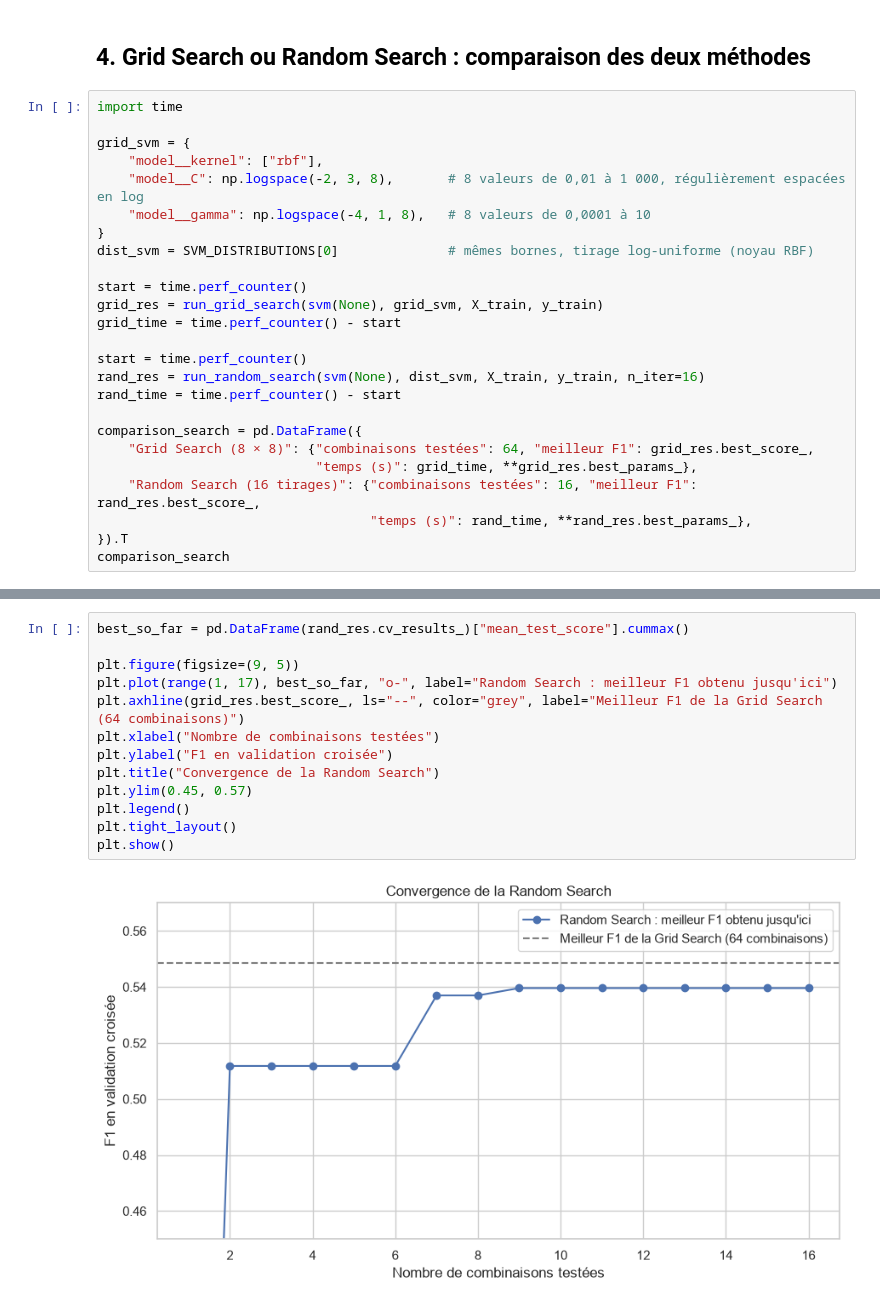
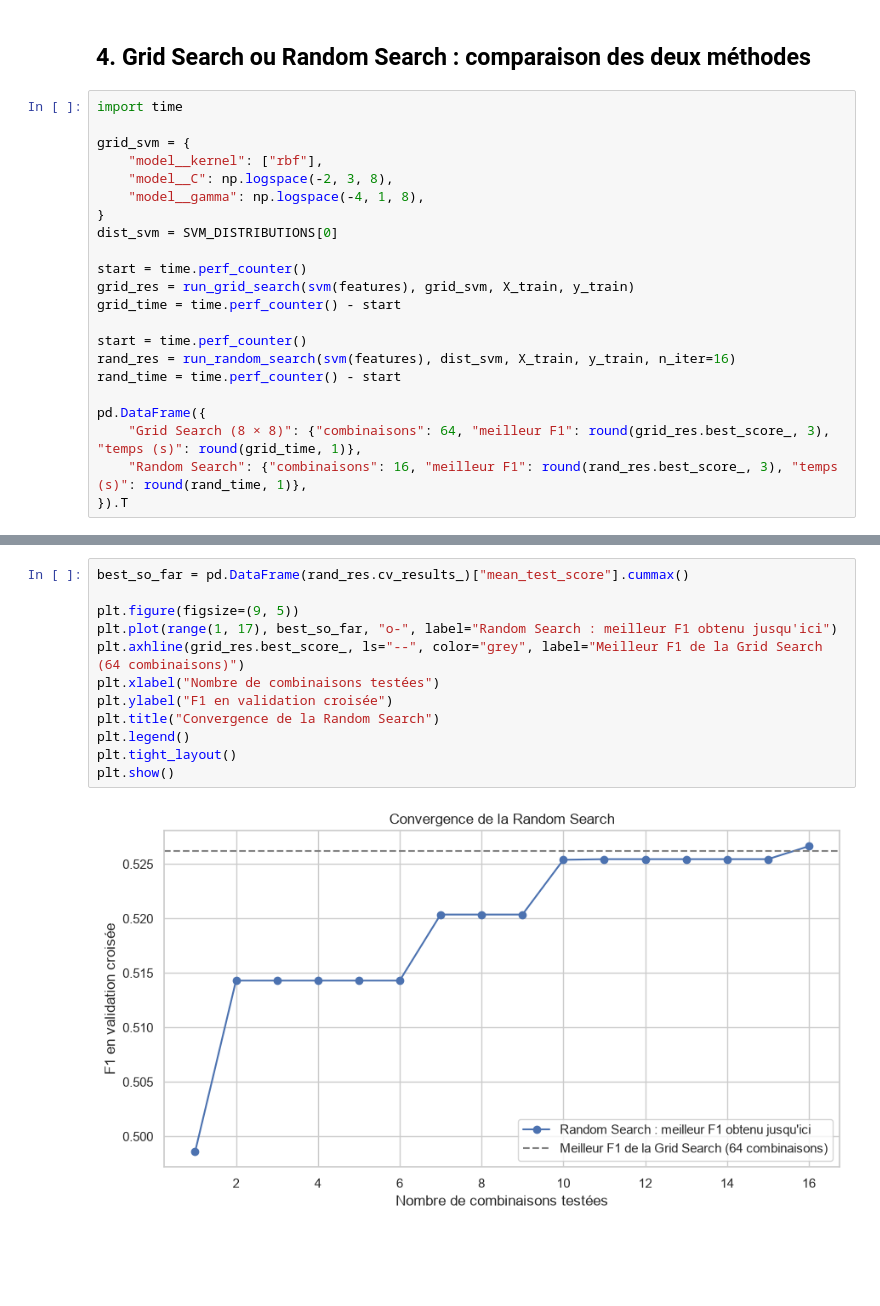
Before and after one commit to AmbreBerdery/WineQuality, a Jupyter notebook: notebooks/04_modeling KNN SVM.ipynb, the cells around one changed output, grey strips where cells are left out. Cells and saved outputs as stored; diff of their text form; blank space fills up the shorter version.

```diff
--- a/notebooks/04_modeling KNN SVM.ipynb
+++ b/notebooks/04_modeling KNN SVM.ipynb
@@ -275,24 +245,21 @@ import time
 
 grid_svm = {
     "model__kernel": ["rbf"],
-    "model__C": np.logspace(-2, 3, 8),       # 8 valeurs de 0,01 à 1 000, régulièrement espacées en log
-    "model__gamma": np.logspace(-4, 1, 8),   # 8 valeurs de 0,0001 à 10
+    "model__C": np.logspace(-2, 3, 8),
+    "model__gamma": np.logspace(-4, 1, 8),
 }
-dist_svm = SVM_DISTRIBUTIONS[0]              # mêmes bornes, tirage log-uniforme (noyau RBF)
+dist_svm = SVM_DISTRIBUTIONS[0]
 
 start = time.perf_counter()
-grid_res = run_grid_search(svm(None), grid_svm, X_train, y_train)
+grid_res = run_grid_search(svm(features), grid_svm, X_train, y_train)
 grid_time = time.perf_counter() - start
 
 start = time.perf_counter()
-rand_res = run_random_search(svm(None), dist_svm, X_train, y_train, n_iter=16)
+rand_res = run_random_search(svm(features), dist_svm, X_train, y_train, n_iter=16)
 rand_time = time.perf_counter() - start
 
-comparison_search = pd.DataFrame({
-    "Grid Search (8 × 8)": {"combinaisons testées": 64, "meilleur F1": grid_res.best_score_,
-                            "temps (s)": grid_time, **grid_res.best_params_},
-    "Random Search (16 tirages)": {"combinaisons testées": 16, "meilleur F1": rand_res.best_score_,
-                                   "temps (s)": rand_time, **rand_res.best_params_},
+pd.DataFrame({
+    "Grid Search (8 × 8)": {"combinaisons": 64, "meilleur F1": round(grid_res.best_score_, 3), "temps (s)": round(grid_time, 1)},
+    "Random Search": {"combinaisons": 16, "meilleur F1": round(rand_res.best_score_, 3), "temps (s)": round(rand_time, 1)},
 }).T
-comparison_search
 # %% [output]
@@ -302,15 +269,14 @@ comparison_search
 # %%
 best_so_far = pd.DataFrame(rand_res.cv_results_)["mean_test_score"].cummax()
 
 plt.figure(figsize=(9, 5))
 plt.plot(range(1, 17), best_so_far, "o-", label="Random Search : meilleur F1 obtenu jusqu'ici")
 plt.axhline(grid_res.best_score_, ls="--", color="grey", label="Meilleur F1 de la Grid Search (64 combinaisons)")
 plt.xlabel("Nombre de combinaisons testées")
 plt.ylabel("F1 en validation croisée")
 plt.title("Convergence de la Random Search")
-plt.ylim(0.45, 0.57)
 plt.legend()
 plt.tight_layout()
 plt.show()
 # %% [output]
-[figure, old version]
+[figure, new version]
```
Also changed, not shown: parts of 11 cells of this notebook.
